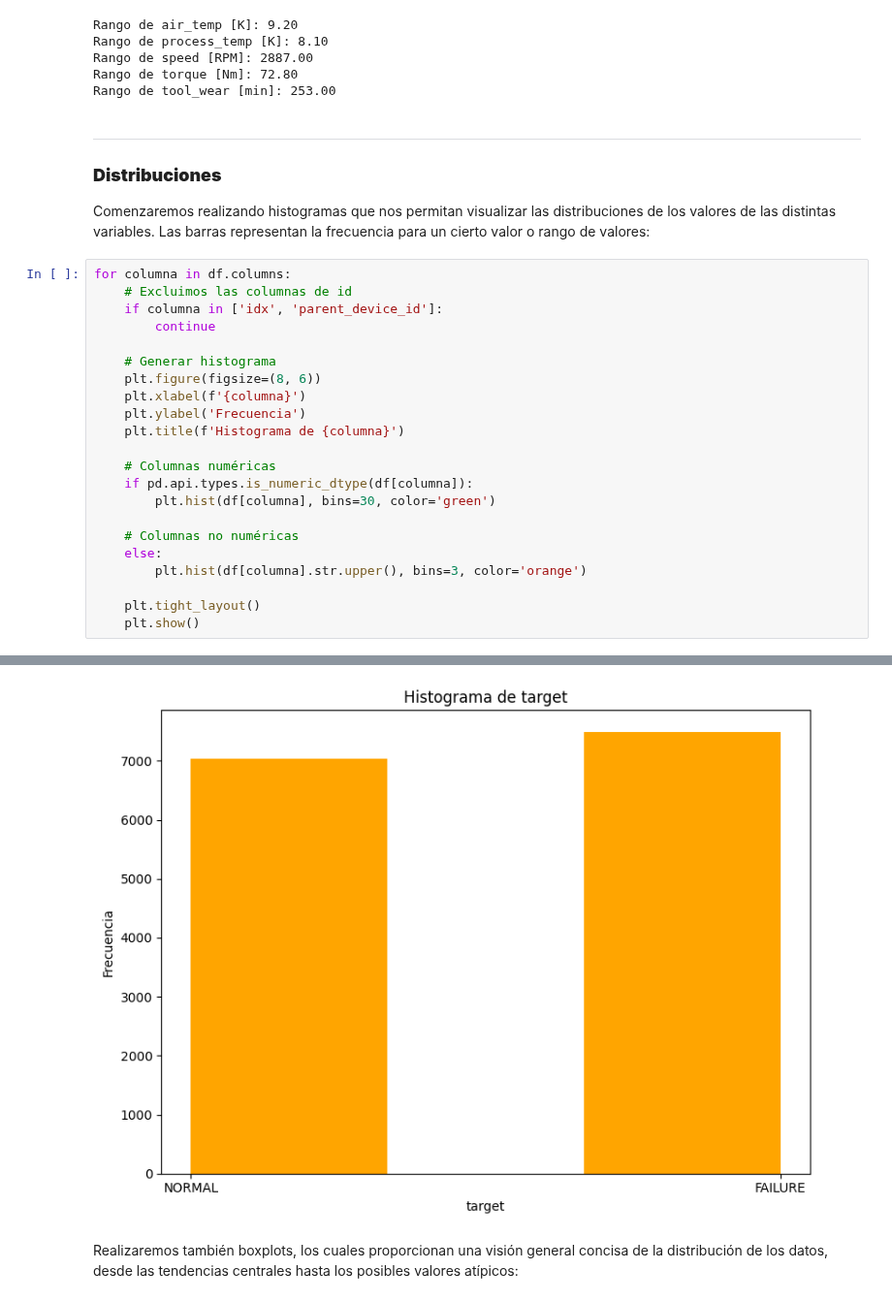
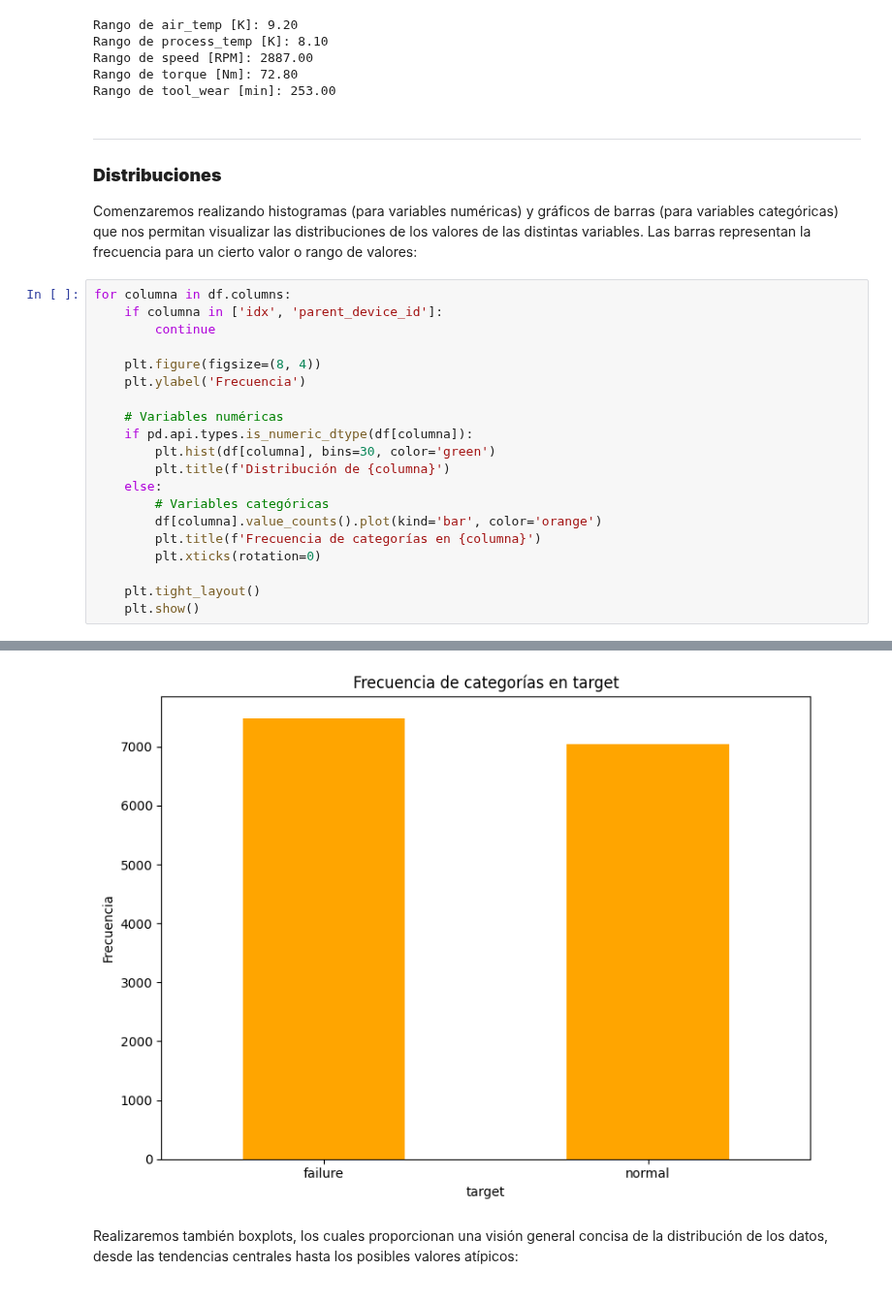
Before and after one commit to Lautsol/Tp-Ciencia-de-datos, a Jupyter notebook: Archivos/TP_Parte1.ipynb, the cells around one changed output, grey strips where cells are left out. Shown at 97% size. Drawn from its saved outputs; the diff is of its cells as text.

```diff
--- a/Archivos/TP_Parte1.ipynb
+++ b/Archivos/TP_Parte1.ipynb
@@ -108,26 +108,24 @@ Rango de tool_wear [min]: 253.00
 # %% [markdown]
 ---
 ### **Distribuciones**
-Comenzaremos realizando histogramas que nos permitan visualizar las distribuciones de los valores de las distintas variables. Las barras representan la frecuencia para un cierto valor o rango de valores:
+Comenzaremos realizando histogramas (para variables numéricas) y gráficos de barras (para variables categóricas) que nos permitan visualizar las distribuciones de los valores de las distintas variables. Las barras representan la frecuencia para un cierto valor o rango de valores:
 # %%
 for columna in df.columns:
-    # Excluimos las columnas de id
     if columna in ['idx', 'parent_device_id']:
         continue
 
-    # Generar histograma
-    plt.figure(figsize=(8, 6))
-    plt.xlabel(f'{columna}')
+    plt.figure(figsize=(8, 4))
     plt.ylabel('Frecuencia')
-    plt.title(f'Histograma de {columna}')
 
-    # Columnas numéricas
+    # Variables numéricas
     if pd.api.types.is_numeric_dtype(df[columna]):
         plt.hist(df[columna], bins=30, color='green')
-
-    # Columnas no numéricas
+        plt.title(f'Distribución de {columna}')
     else:
-        plt.hist(df[columna].str.upper(), bins=3, color='orange')
+        # Variables categóricas
+        df[columna].value_counts().plot(kind='bar', color='orange')
+        plt.title(f'Frecuencia de categorías en {columna}')
+        plt.xticks(rotation=0)
 
     plt.tight_layout()
     plt.show()
@@ -141,4 +139,4 @@ for columna in df.columns:
-[figure, old version]
+[figure, new version]
 # %% [markdown]
 Realizaremos también boxplots, los cuales proporcionan una visión general concisa de la distribución de los datos, desde las tendencias centrales hasta los posibles valores atípicos:
 # %%
```
Also changed, not shown: parts of 6 cells of this notebook, 1 other file.
